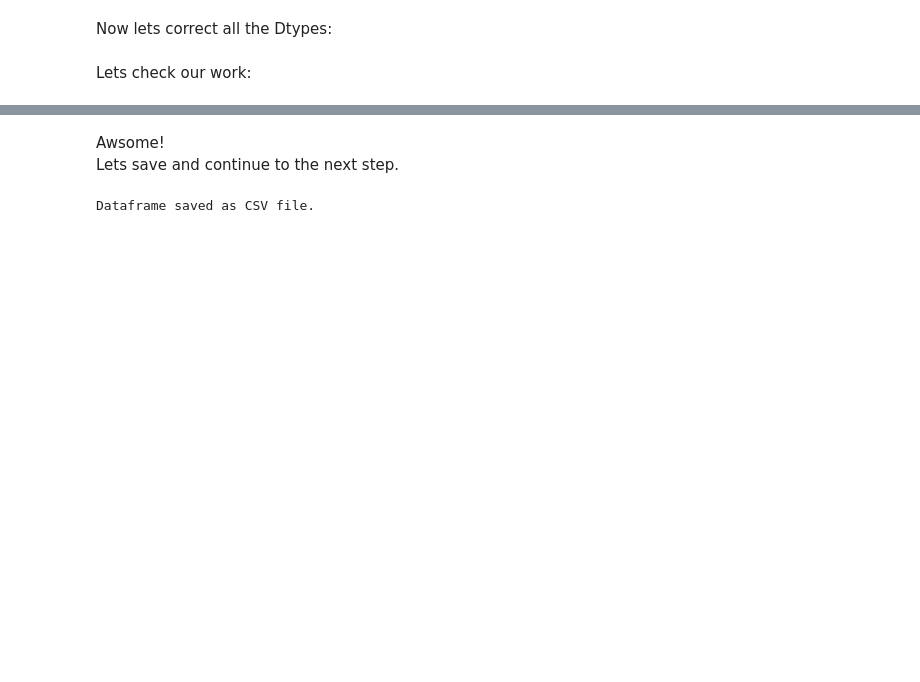
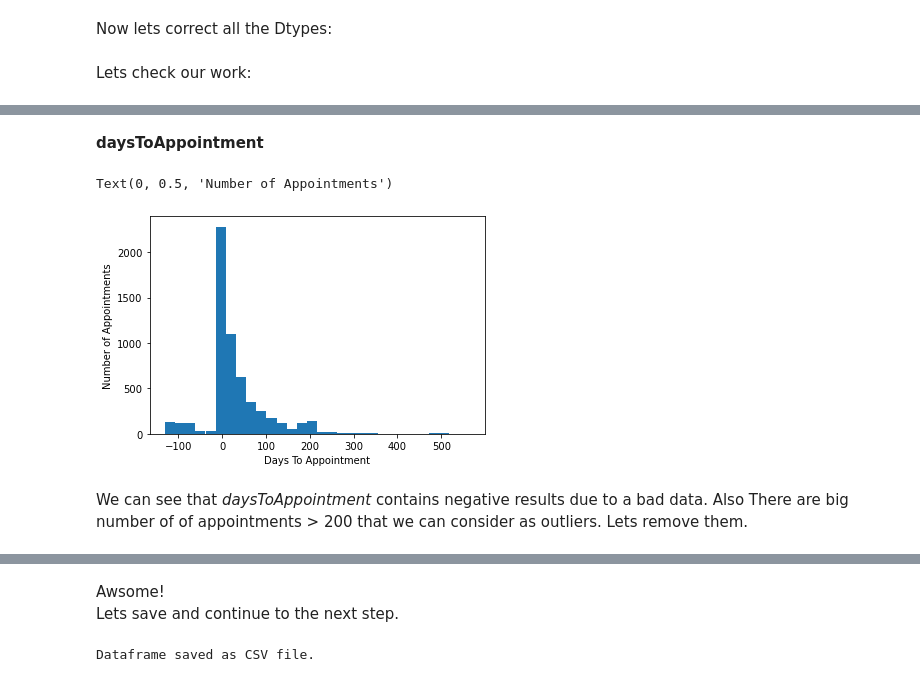
Before and after one commit to HaimAtiya/HiT-DataScience-Public-medicine-in-Israel, a Jupyter notebook: Notebooks/03-Data analysis and optimization.ipynb, the cells around one changed output, grey strips where cells are left out. Drawn from its saved outputs; the diff is of its cells as text; code cells hidden in the pictures; blank space fills up the shorter version.

```diff
--- a/Notebooks/03-Data analysis and optimization.ipynb
+++ b/Notebooks/03-Data analysis and optimization.ipynb
@@ -220,3 +315,13 @@ df = df.astype({"graduationYear": "int64", "specializationYear": "int64"})
+# %%
+colList = ["receptionOnSunday", "receptionOnMonday","receptionOnTuesday","receptionOnWednesday","receptionOnThursday","receptionOnFriday","receptionOnFriday", "receptionOnSaturday"]
+df["receptionOnSunday"] = df["receptionOnSunday"].apply(lambda x: calculateWorkingHoursPerDay(x))
+df["receptionOnMonday"] = df["receptionOnMonday"].apply(lambda x: calculateWorkingHoursPerDay(x))
+df["receptionOnTuesday"] = df["receptionOnTuesday"].apply(lambda x: calculateWorkingHoursPerDay(x))
+df["receptionOnWednesday"] = df["receptionOnWednesday"].apply(lambda x: calculateWorkingHoursPerDay(x))
+df["receptionOnThursday"] = df["receptionOnThursday"].apply(lambda x: calculateWorkingHoursPerDay(x))
+df["receptionOnFriday"] = df["receptionOnFriday"].apply(lambda x: calculateWorkingHoursPerDay(x))
+df["receptionOnSaturday"] = df["receptionOnSaturday"].apply(lambda x: calculateWorkingHoursPerDay(x))
+df["totalPerWeek"] = df[colList].sum(axis=1)
 # %% [markdown]
 Now, there are some values we can fill with default values, such as:
 **secountSpeciality** - Not all doctors has more then one speciality, so lets fill all this cells with "No".
@@ -289,0 +434,17 @@ df.describe(include="all", datetime_is_numeric=True)
+# %%
+numberOfSpecializationsOutliers = df[(df["numberOfSpecializations"] >4)].index
+numberOfSpecializationsOutliers
+df.drop(numberOfSpecializationsOutliers, inplace=True)
+# %% [markdown]
+**daysToAppointment**
+# %%
+plt.hist(df.daysToAppointment, bins=30)
+plt.xlabel("Days To Appointment")
+plt.ylabel("Number of Appointments")
+# %% [output]
+Text(0, 0.5, 'Number of Appointments')
+[figure, added]
+# %% [markdown]
+We can see that *daysToAppointment* contains negative results due to a bad data.
+Also There are big number of of appointments > 200 that we can consider as outliers.
+Lets remove them.
```
Also changed, not shown: parts of 55 cells of this notebook, 12 other files.
